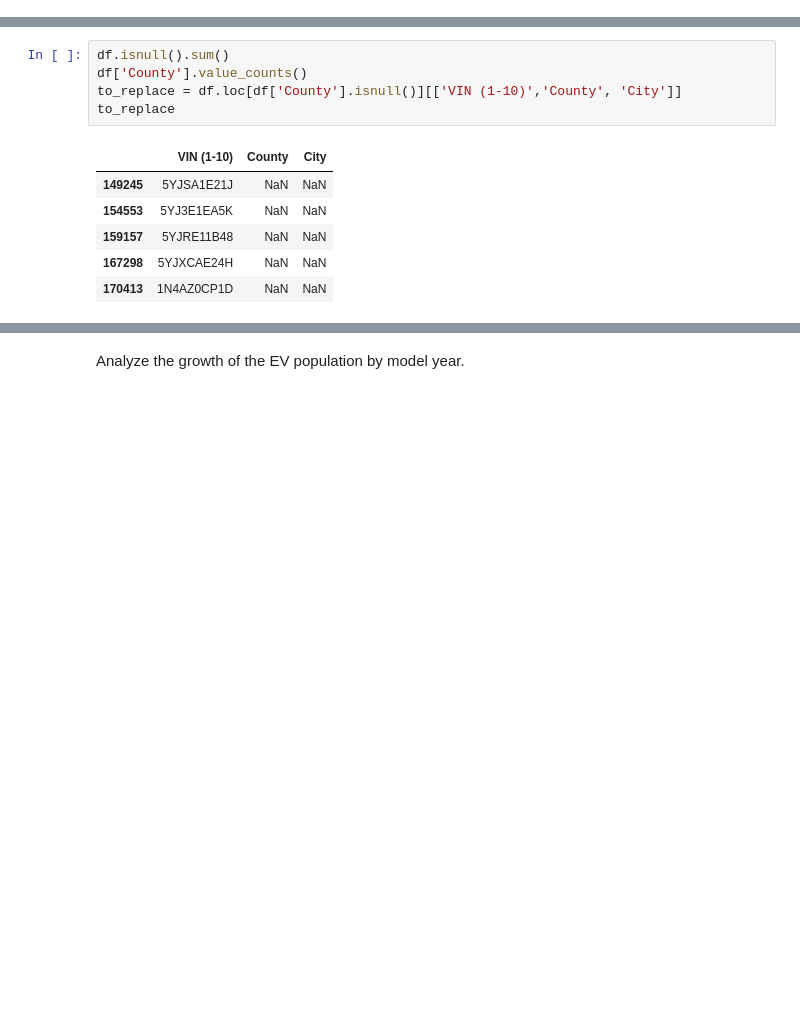
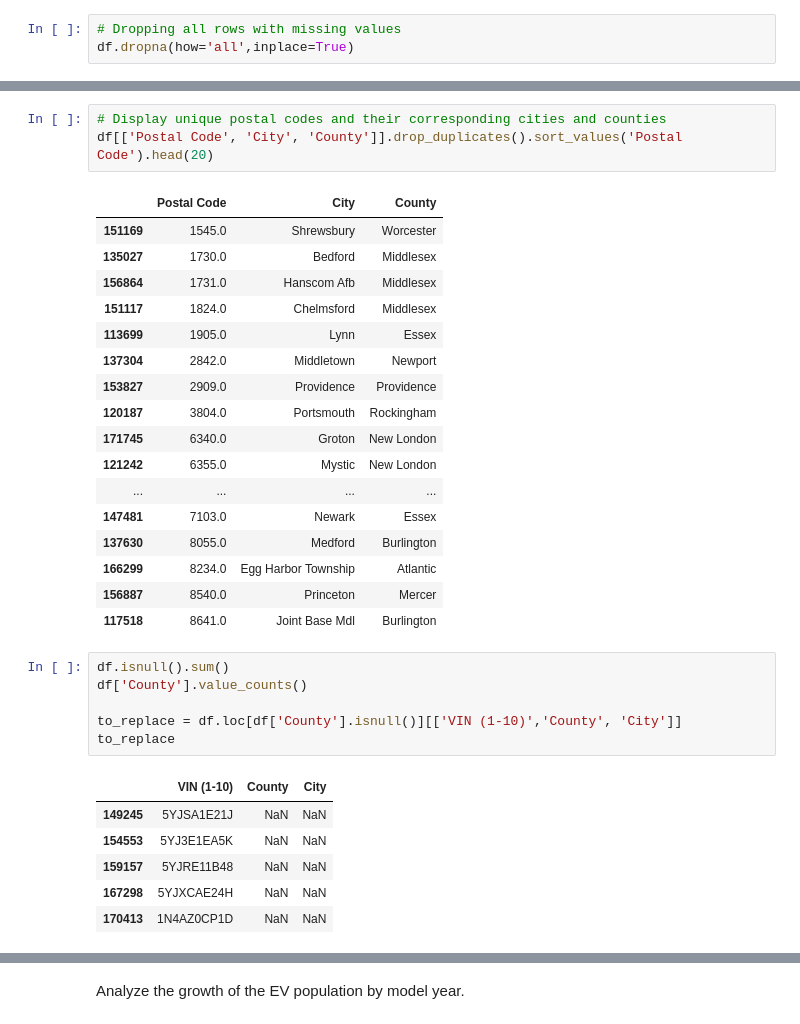
Before and after one commit to juto-shogan/Electric-Vehicle-Market-Analysis, a Jupyter notebook: main.ipynb, the cells around one changed output, grey strips where cells are left out. Cells and saved outputs as stored; diff of their text form; blank space fills up the shorter version.

```diff
--- a/main.ipynb
+++ b/main.ipynb
@@ -81,0 +82,3 @@ df.fillna({'Postal Code':0},inplace=True)
+# %%
+# Dropping all rows with missing values
+df.dropna(how='all',inplace=True)
@@ -82,6 +106,28 @@ df.fillna({'Postal Code':0},inplace=True)
+# %%
+# Display unique postal codes and their corresponding cities and counties
+df[['Postal Code', 'City', 'County']].drop_duplicates().sort_values('Postal Code').head(20)
+# %% [output]
+|  | Postal Code | City | County |
+| 151169 | 1545.0 | Shrewsbury | Worcester |
+| 135027 | 1730.0 | Bedford | Middlesex |
+| 156864 | 1731.0 | Hanscom Afb | Middlesex |
+| 151117 | 1824.0 | Chelmsford | Middlesex |
+| 113699 | 1905.0 | Lynn | Essex |
+| 137304 | 2842.0 | Middletown | Newport |
+| 153827 | 2909.0 | Providence | Providence |
+| 120187 | 3804.0 | Portsmouth | Rockingham |
+| 171745 | 6340.0 | Groton | New London |
+| 121242 | 6355.0 | Mystic | New London |
+| ... | ... | ... | ... |
+| 147481 | 7103.0 | Newark | Essex |
+| 137630 | 8055.0 | Medford | Burlington |
+| 166299 | 8234.0 | Egg Harbor Township | Atlantic |
+| 156887 | 8540.0 | Princeton | Mercer |
+| 117518 | 8641.0 | Joint Base Mdl | Burlington |
 # %%
 df.isnull().sum()
 df['County'].value_counts()
+
 to_replace = df.loc[df['County'].isnull()][['VIN (1-10)','County', 'City']]
 to_replace
 # %% [output]
```
Also changed, not shown: parts of 15 cells of this notebook, 1 other file.
